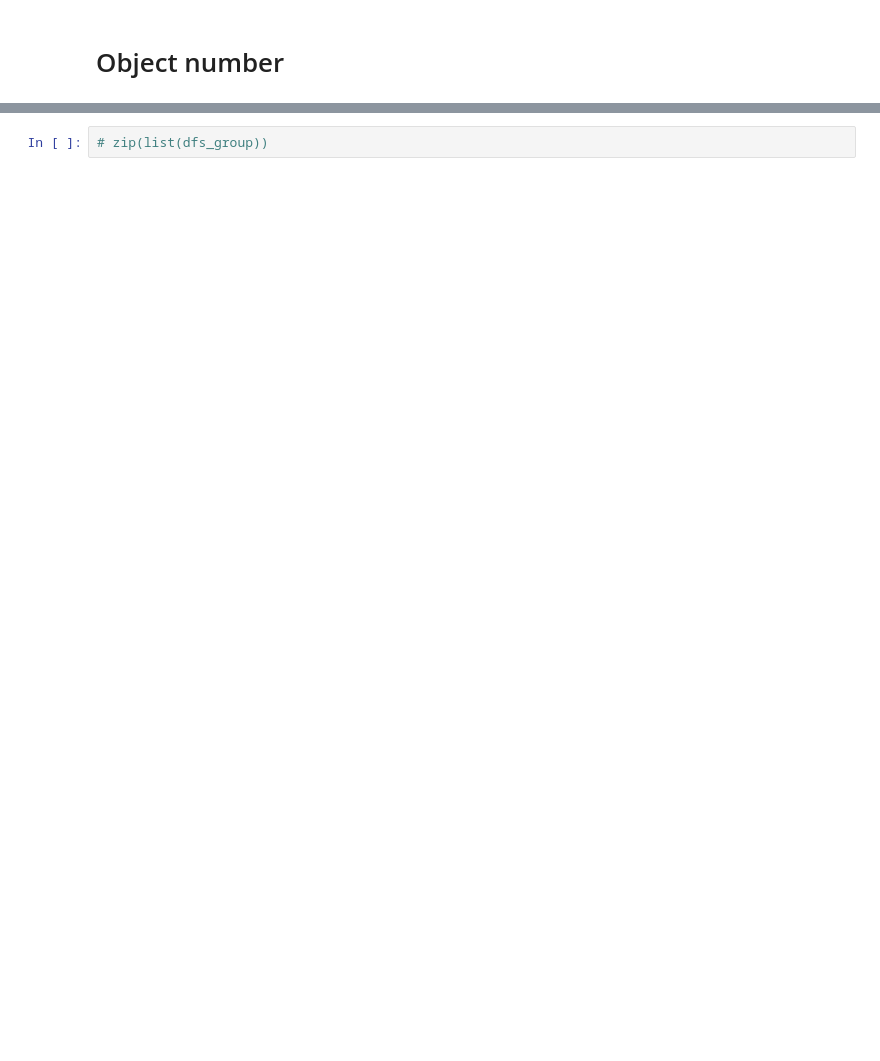
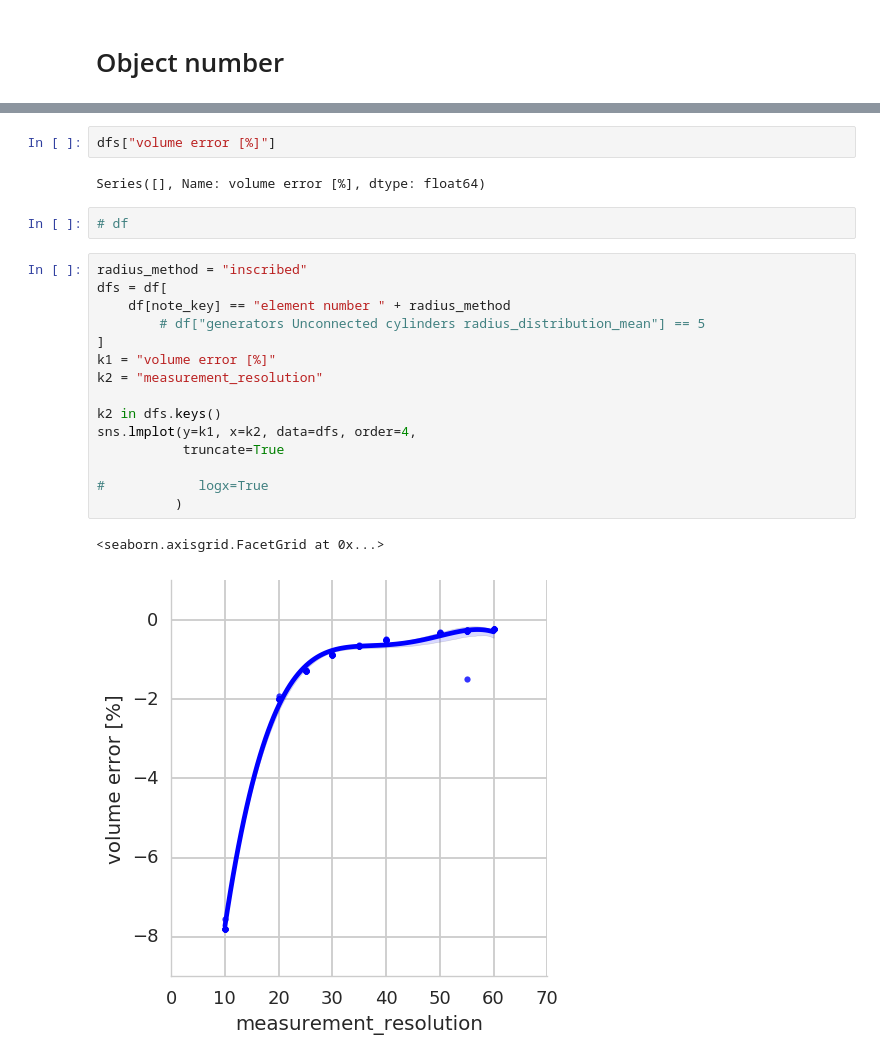
Before and after one commit to mjirik/teigen, a Jupyter notebook: examples/paperfigures.ipynb, the cells around one changed output, grey strips where cells are left out. Cells and saved outputs as stored; diff of their text form; blank space fills up the shorter version.

```diff
--- a/examples/paperfigures.ipynb
+++ b/examples/paperfigures.ipynb
@@ -128,2 +158,24 @@ for radius_method in available_radius_methods:
-# %%
-# zip(list(dfs_group))
+# %%
+dfs["volume error [%]"]
+# %% [output]
+Series([], Name: volume error [%], dtype: float64)
+# %%
+# df
+# %%
+radius_method = "inscribed"
+dfs = df[
+    df[note_key] == "element number " + radius_method
+        # df["generators Unconnected cylinders radius_distribution_mean"] == 5
+]
+k1 = "volume error [%]"
+k2 = "measurement_resolution"
+
+k2 in dfs.keys()
+sns.lmplot(y=k1, x=k2, data=dfs, order=4,
+           truncate=True
+
+#            logx=True
+          )
+# %% [output]
+<seaborn.axisgrid.FacetGrid at 0x...>
+[figure, added]
```
Also changed, not shown: parts of 7 cells of this notebook, 4 other files.
